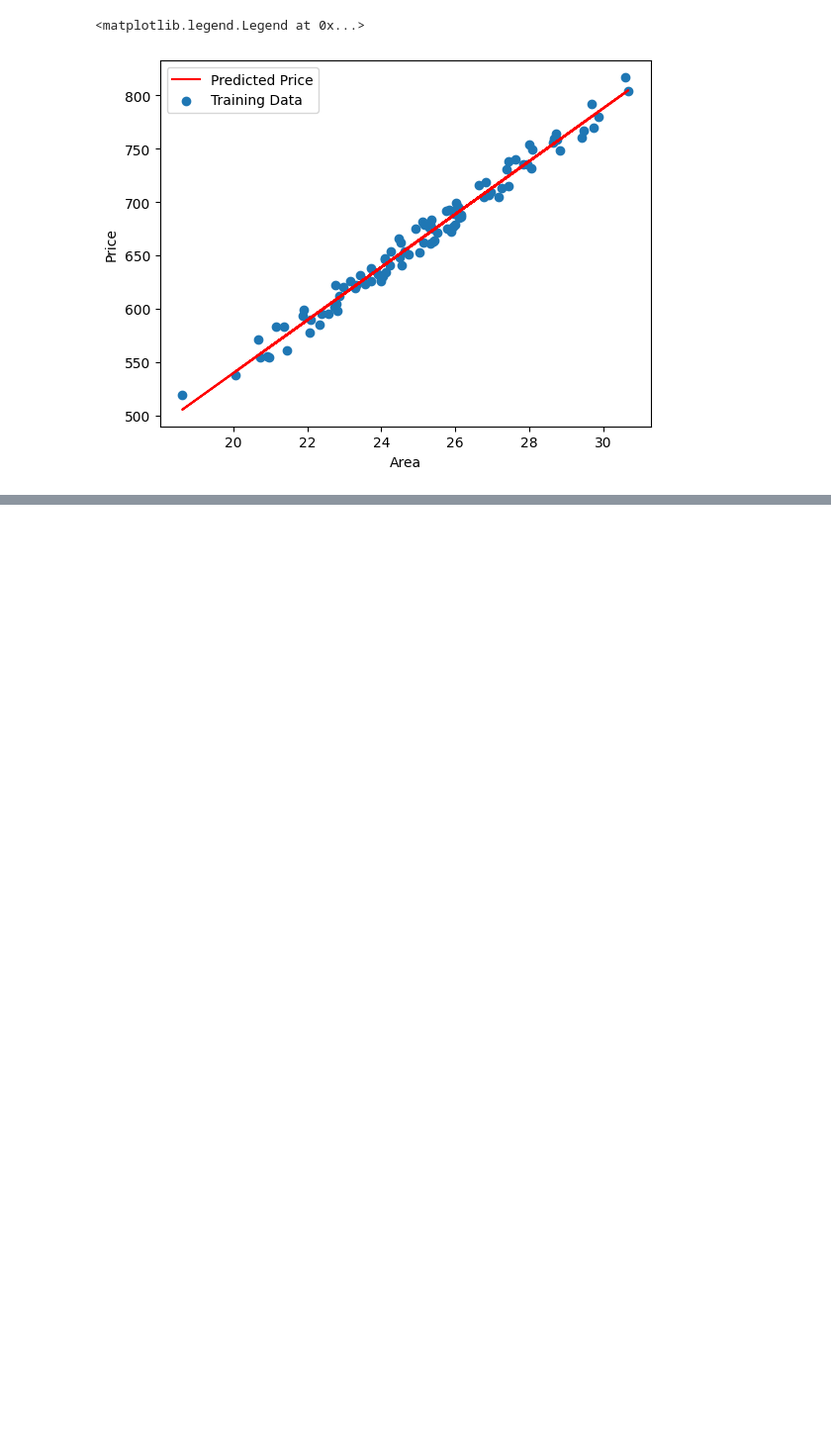
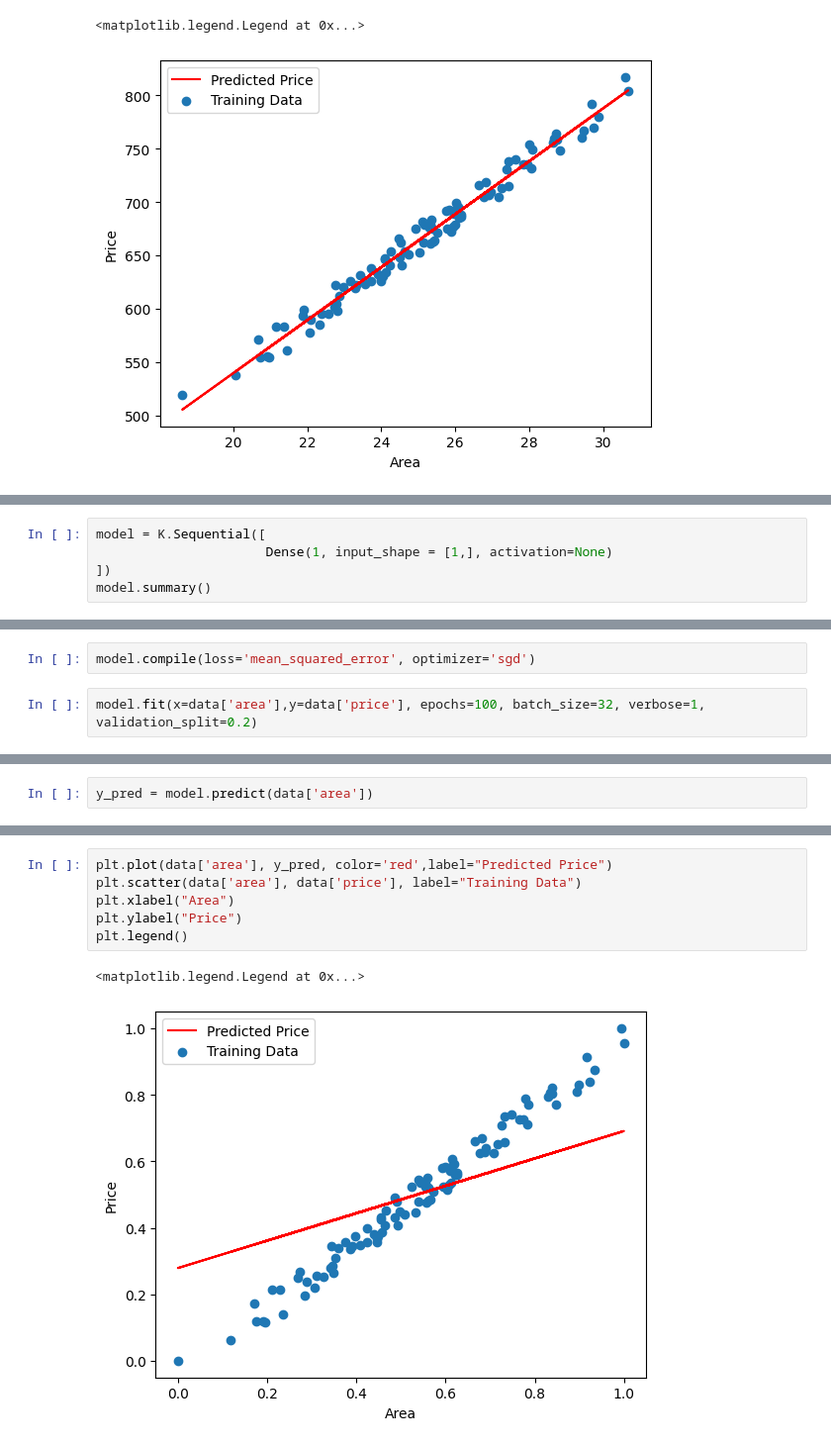
Before and after one commit to nasarinagasunil/DeepLearning_with_Tensforflow, a Jupyter notebook: 02_ClassificationAndRegression.ipynb, the cells around one changed output, grey strips where cells are left out. Shown at 99% size. Cells and saved outputs as stored; diff of their text form; blank space fills up the shorter version.

```diff
--- a/02_ClassificationAndRegression.ipynb
+++ b/02_ClassificationAndRegression.ipynb
@@ -35,0 +60,5 @@ plt.legend()
+# %%
+model = K.Sequential([
+                      Dense(1, input_shape = [1,], activation=None)
+])
+model.summary()
@@ -35,0 +75,4 @@ plt.legend()
+# %%
+model.compile(loss='mean_squared_error', optimizer='sgd')
+# %%
+model.fit(x=data['area'],y=data['price'], epochs=100, batch_size=32, verbose=1, validation_split=0.2)
@@ -35,0 +98,2 @@ plt.legend()
+# %%
+y_pred = model.predict(data['area'])
@@ -35,0 +102,9 @@ plt.legend()
+# %%
+plt.plot(data['area'], y_pred, color='red',label="Predicted Price")
+plt.scatter(data['area'], data['price'], label="Training Data")
+plt.xlabel("Area")
+plt.ylabel("Price")
+plt.legend()
+# %% [output]
+<matplotlib.legend.Legend at 0x...>
+[figure, added]
```
Also changed, not shown: parts of 31 cells of this notebook.
